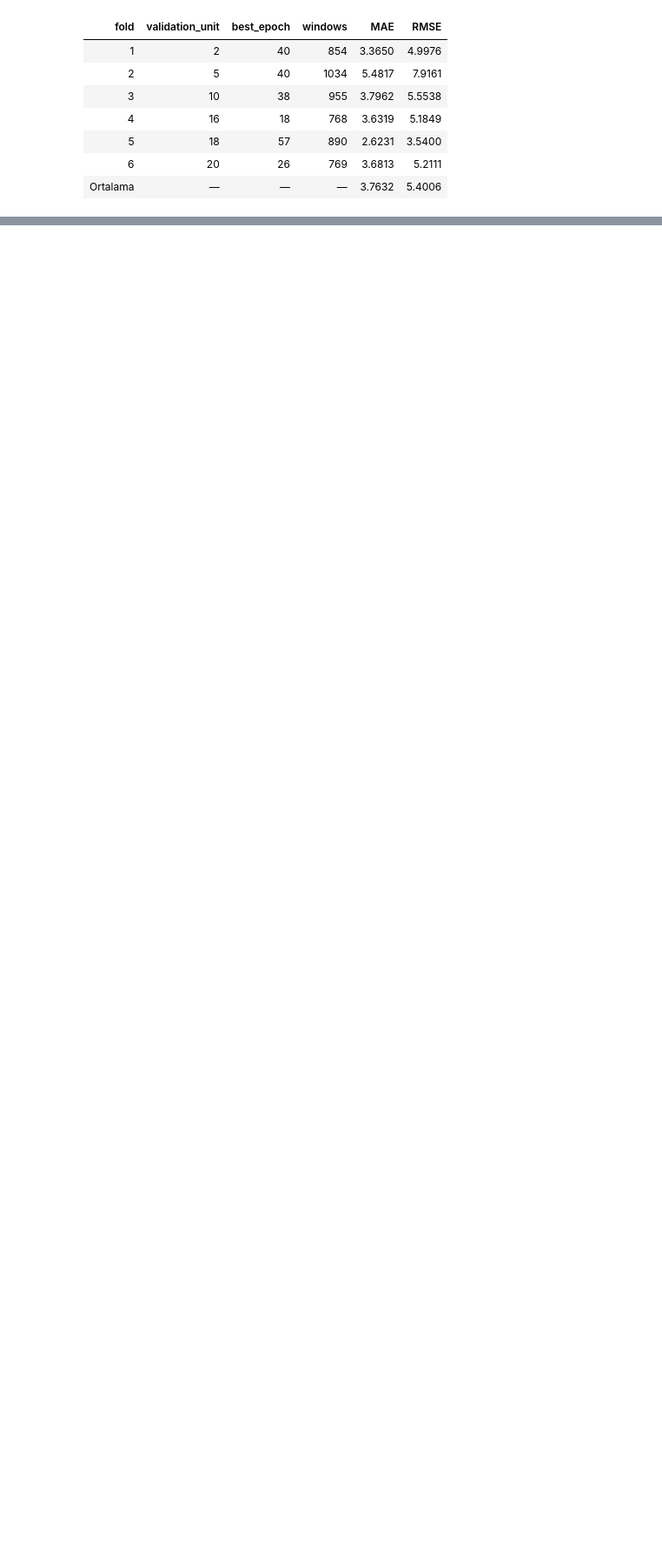
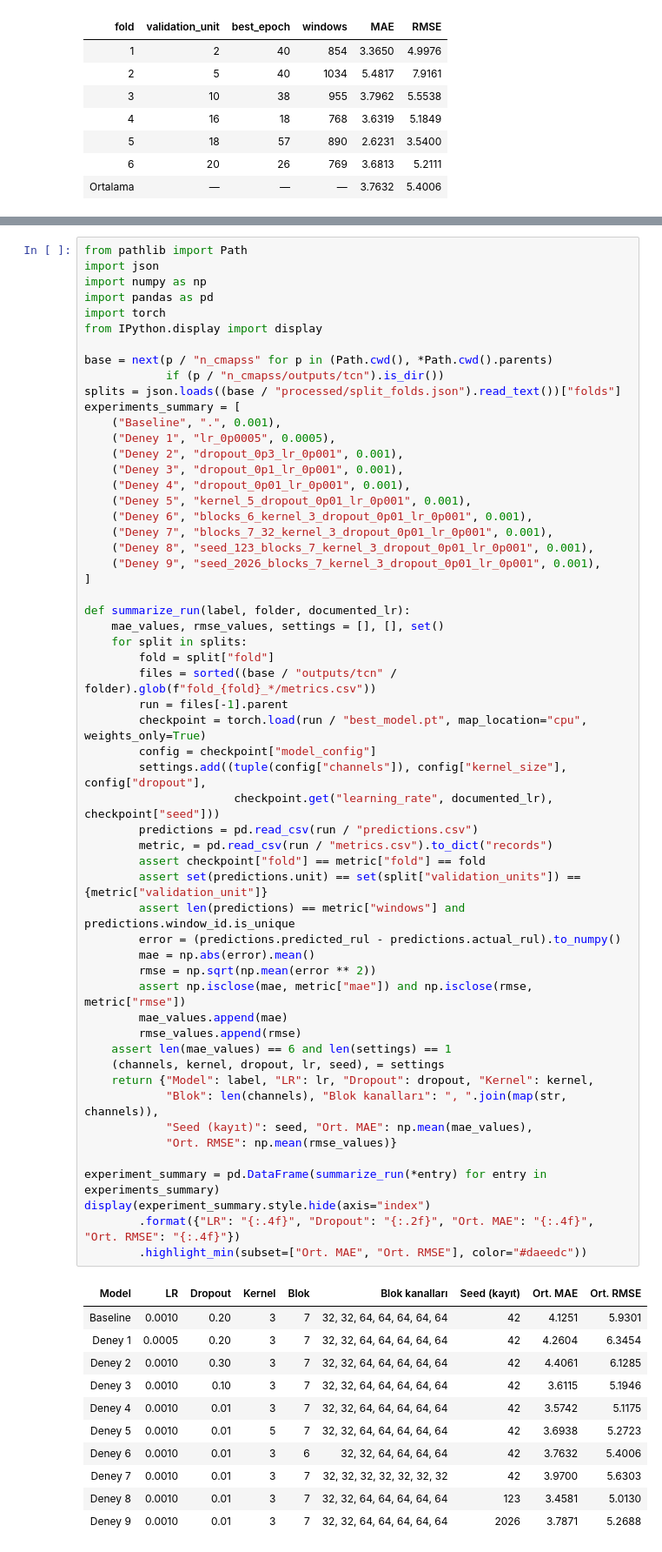
Before and after one commit to ilkinsoydas/End-to-End-PdM-Pipeline, a Jupyter notebook: n_cmapss/notebooks/07_TCN_Training_Results.ipynb, the cells around one changed output, grey strips where cells are left out. Shown at 87% size. Drawn from its saved outputs; the diff is of its cells as text; blank space fills up the shorter version.

Commit message:
Add TCN experiments 7–9 and summarize MAE and RMSE across validation engines

```diff
--- a/n_cmapss/notebooks/07_TCN_Training_Results.ipynb
+++ b/n_cmapss/notebooks/07_TCN_Training_Results.ipynb
@@ -766,0 +974,68 @@ display(blocks_6_results.style.hide(axis="index").format({"MAE": "{:.4f}", "RMSE
+# %%
+from pathlib import Path
+import json
+import numpy as np
+import pandas as pd
+import torch
+from IPython.display import display
+
+base = next(p / "n_cmapss" for p in (Path.cwd(), *Path.cwd().parents)
+            if (p / "n_cmapss/outputs/tcn").is_dir())
+splits = json.loads((base / "processed/split_folds.json").read_text())["folds"]
+experiments_summary = [
+    ("Baseline", ".", 0.001),
+    ("Deney 1", "lr_0p0005", 0.0005),
+    ("Deney 2", "dropout_0p3_lr_0p001", 0.001),
+    ("Deney 3", "dropout_0p1_lr_0p001", 0.001),
+    ("Deney 4", "dropout_0p01_lr_0p001", 0.001),
+    ("Deney 5", "kernel_5_dropout_0p01_lr_0p001", 0.001),
+    ("Deney 6", "blocks_6_kernel_3_dropout_0p01_lr_0p001", 0.001),
+    ("Deney 7", "blocks_7_32_kernel_3_dropout_0p01_lr_0p001", 0.001),
+    ("Deney 8", "seed_123_blocks_7_kernel_3_dropout_0p01_lr_0p001", 0.001),
+    ("Deney 9", "seed_2026_blocks_7_kernel_3_dropout_0p01_lr_0p001", 0.001),
+]
+
+def summarize_run(label, folder, documented_lr):
+    mae_values, rmse_values, settings = [], [], set()
+    for split in splits:
+        fold = split["fold"]
+        files = sorted((base / "outputs/tcn" / folder).glob(f"fold_{fold}_*/metrics.csv"))
+        run = files[-1].parent
+        checkpoint = torch.load(run / "best_model.pt", map_location="cpu", weights_only=True)
+        config = checkpoint["model_config"]
+        settings.add((tuple(config["channels"]), config["kernel_size"], config["dropout"],
+                      checkpoint.get("learning_rate", documented_lr), checkpoint["seed"]))
+        predictions = pd.read_csv(run / "predictions.csv")
+        metric, = pd.read_csv(run / "metrics.csv").to_dict("records")
+        assert checkpoint["fold"] == metric["fold"] == fold
+        assert set(predictions.unit) == set(split["validation_units"]) == {metric["validation_unit"]}
+        assert len(predictions) == metric["windows"] and predictions.window_id.is_unique
+        error = (predictions.predicted_rul - predictions.actual_rul).to_numpy()
+        mae = np.abs(error).mean()
+        rmse = np.sqrt(np.mean(error ** 2))
+        assert np.isclose(mae, metric["mae"]) and np.isclose(rmse, metric["rmse"])
+        mae_values.append(mae)
+        rmse_values.append(rmse)
+    assert len(mae_values) == 6 and len(settings) == 1
+    (channels, kernel, dropout, lr, seed), = settings
+    return {"Model": label, "LR": lr, "Dropout": dropout, "Kernel": kernel,
+            "Blok": len(channels), "Blok kanalları": ", ".join(map(str, channels)),
+            "Seed (kayıt)": seed, "Ort. MAE": np.mean(mae_values),
+            "Ort. RMSE": np.mean(rmse_values)}
+
+experiment_summary = pd.DataFrame(summarize_run(*entry) for entry in experiments_summary)
+display(experiment_summary.style.hide(axis="index")
+        .format({"LR": "{:.4f}", "Dropout": "{:.2f}", "Ort. MAE": "{:.4f}", "Ort. RMSE": "{:.4f}"})
+        .highlight_min(subset=["Ort. MAE", "Ort. RMSE"], color="#daeedc"))
+# %% [output]
+| Model | LR | Dropout | Kernel | Blok | Blok kanalları | Seed (kayıt) | Ort. MAE | Ort. RMSE |
+| Baseline | 0.0010 | 0.20 | 3 | 7 | 32, 32, 64, 64, 64, 64, 64 | 42 | 4.1251 | 5.9301 |
+| Deney 1 | 0.0005 | 0.20 | 3 | 7 | 32, 32, 64, 64, 64, 64, 64 | 42 | 4.2604 | 6.3454 |
+| Deney 2 | 0.0010 | 0.30 | 3 | 7 | 32, 32, 64, 64, 64, 64, 64 | 42 | 4.4061 | 6.1285 |
+| Deney 3 | 0.0010 | 0.10 | 3 | 7 | 32, 32, 64, 64, 64, 64, 64 | 42 | 3.6115 | 5.1946 |
+| Deney 4 | 0.0010 | 0.01 | 3 | 7 | 32, 32, 64, 64, 64, 64, 64 | 42 | 3.5742 | 5.1175 |
+| Deney 5 | 0.0010 | 0.01 | 5 | 7 | 32, 32, 64, 64, 64, 64, 64 | 42 | 3.6938 | 5.2723 |
+| Deney 6 | 0.0010 | 0.01 | 3 | 6 | 32, 32, 64, 64, 64, 64 | 42 | 3.7632 | 5.4006 |
+| Deney 7 | 0.0010 | 0.01 | 3 | 7 | 32, 32, 32, 32, 32, 32, 32 | 42 | 3.9700 | 5.6303 |
+| Deney 8 | 0.0010 | 0.01 | 3 | 7 | 32, 32, 64, 64, 64, 64, 64 | 123 | 3.4581 | 5.0130 |
+| Deney 9 | 0.0010 | 0.01 | 3 | 7 | 32, 32, 64, 64, 64, 64, 64 | 2026 | 3.7871 | 5.2688 |
```
Also changed, not shown: parts of 8 cells of this notebook, 1 other file.
